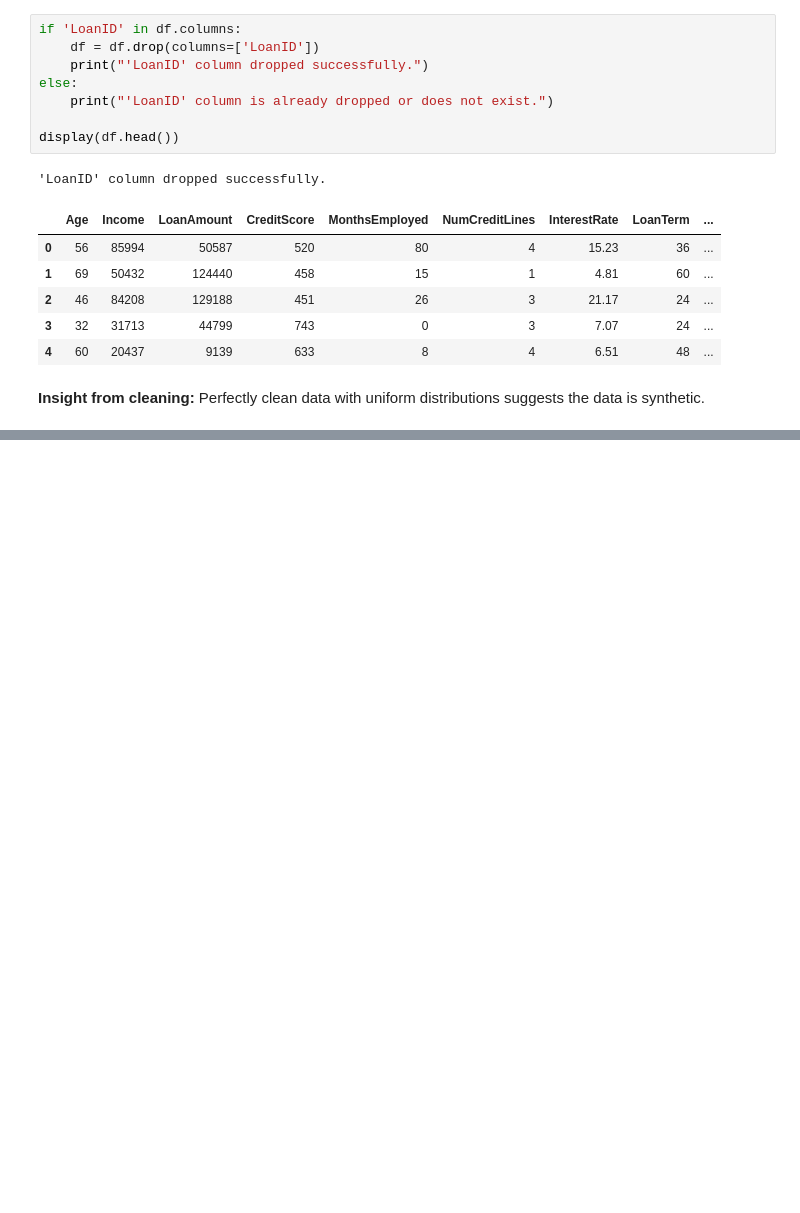
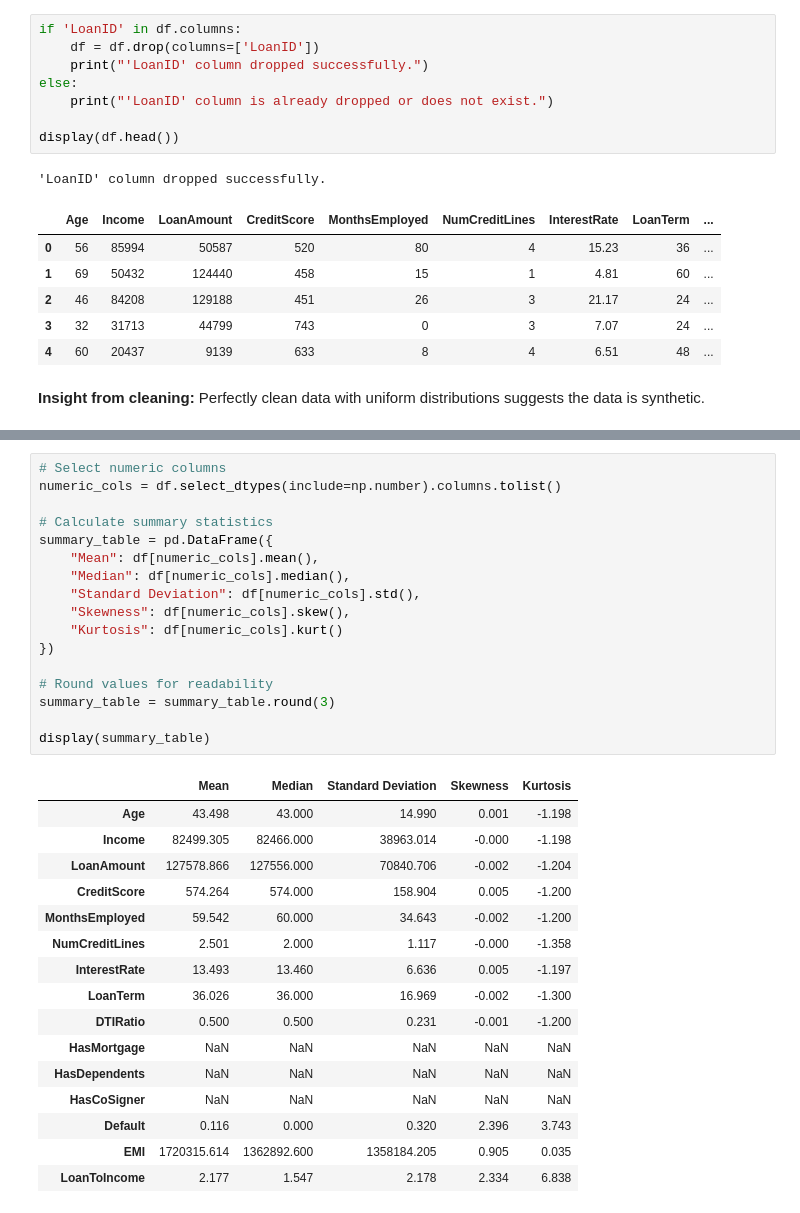
Before and after one commit to rudrascience/Loan_Default_Analysis, a Jupyter notebook: eda-rudrajit-das.ipynb, the cells around one changed output, grey strips where cells are left out. Drawn from its saved outputs; the diff is of its cells as text; blank space fills up the shorter version.

```diff
--- a/eda-rudrajit-das.ipynb
+++ b/eda-rudrajit-das.ipynb
@@ -418,0 +506,34 @@ Perfectly clean data with uniform distributions suggests the data is synthetic.
+# %%
+# Select numeric columns
+numeric_cols = df.select_dtypes(include=np.number).columns.tolist()
+
+# Calculate summary statistics
+summary_table = pd.DataFrame({
+    "Mean": df[numeric_cols].mean(),
+    "Median": df[numeric_cols].median(),
+    "Standard Deviation": df[numeric_cols].std(),
+    "Skewness": df[numeric_cols].skew(),
+    "Kurtosis": df[numeric_cols].kurt()
+})
+
+# Round values for readability
+summary_table = summary_table.round(3)
+
+display(summary_table)
+# %% [output]
+|  | Mean | Median | Standard Deviation | Skewness | Kurtosis |
+| Age | 43.498 | 43.000 | 14.990 | 0.001 | -1.198 |
+| Income | 82499.305 | 82466.000 | 38963.014 | -0.000 | -1.198 |
+| LoanAmount | 127578.866 | 127556.000 | 70840.706 | -0.002 | -1.204 |
+| CreditScore | 574.264 | 574.000 | 158.904 | 0.005 | -1.200 |
+| MonthsEmployed | 59.542 | 60.000 | 34.643 | -0.002 | -1.200 |
+| NumCreditLines | 2.501 | 2.000 | 1.117 | -0.000 | -1.358 |
+| InterestRate | 13.493 | 13.460 | 6.636 | 0.005 | -1.197 |
+| LoanTerm | 36.026 | 36.000 | 16.969 | -0.002 | -1.300 |
+| DTIRatio | 0.500 | 0.500 | 0.231 | -0.001 | -1.200 |
+| HasMortgage | NaN | NaN | NaN | NaN | NaN |
+| HasDependents | NaN | NaN | NaN | NaN | NaN |
+| HasCoSigner | NaN | NaN | NaN | NaN | NaN |
+| Default | 0.116 | 0.000 | 0.320 | 2.396 | 3.743 |
+| EMI | 1720315.614 | 1362892.600 | 1358184.205 | 0.905 | 0.035 |
+| LoanToIncome | 2.177 | 1.547 | 2.178 | 2.334 | 6.838 |
```
Also changed, not shown: parts of 6 cells of this notebook.
